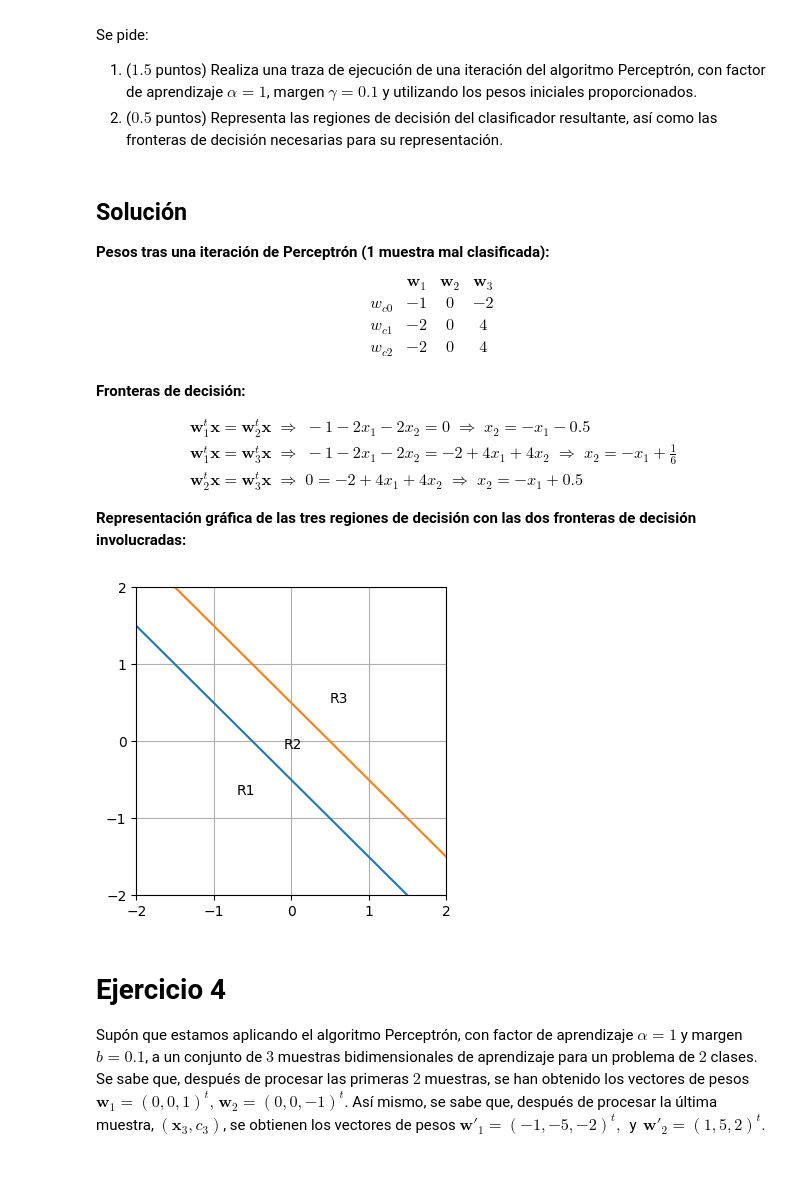
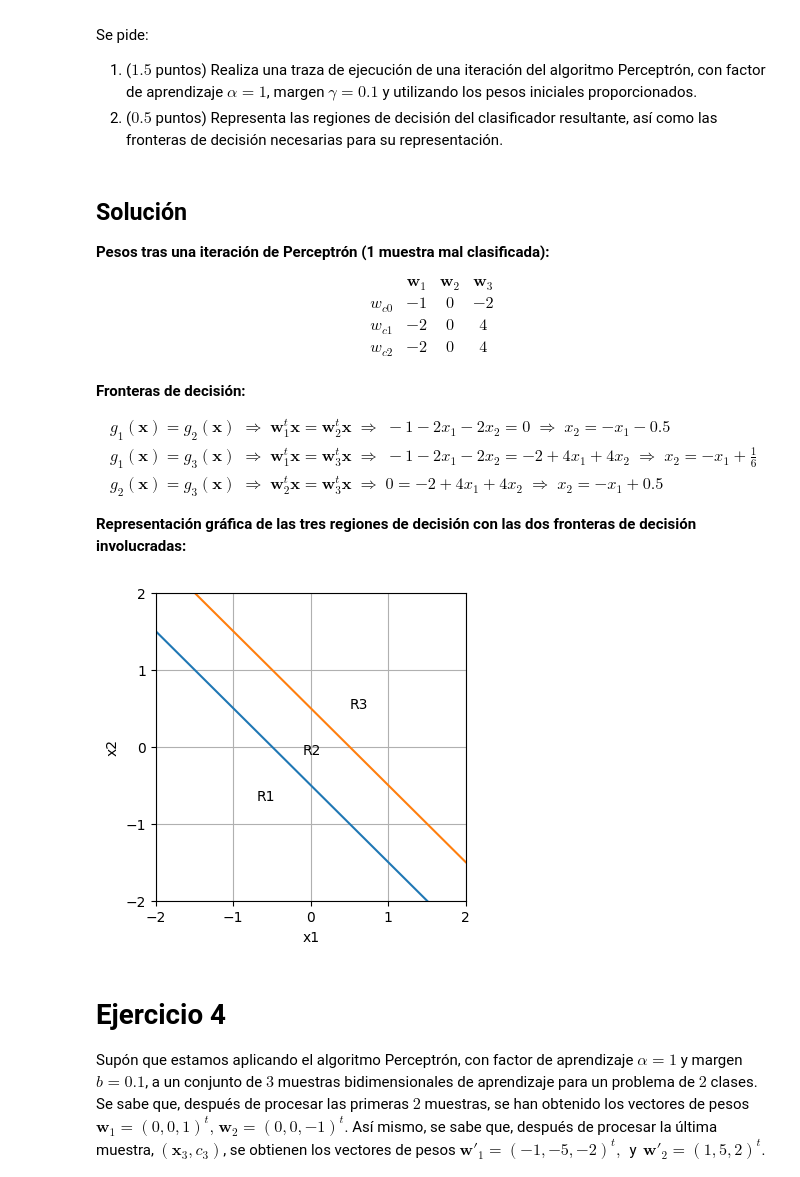
Before and after one commit to jsilvestreUPV/SIN-EPSA, a Jupyter notebook: B2/Teo/T3: Aprendizaje Supervisado: regresión logística/T3.2b Ejercicios.ipynb, the cells around one changed output. Saved outputs shown, nothing was run; the diff lists cells and outputs as text; code cells hidden in the pictures.

```diff
--- a/B2/Teo/T3: Aprendizaje Supervisado: regresión logística/T3.2b Ejercicios.ipynb
+++ b/B2/Teo/T3: Aprendizaje Supervisado: regresión logística/T3.2b Ejercicios.ipynb
@@ -230,11 +230,11 @@ w_{c2} & -2 & 0 & 4\\
 **Fronteras de decisión:**
 
 $$\begin{align*}
-&\boldsymbol{w}_1^t\boldsymbol{x}=\boldsymbol{w}_2^t\boldsymbol{x}%
+&g_1(\boldsymbol{x}) = g_2(\boldsymbol{x}) \;\Rightarrow\; \boldsymbol{w}_1^t\boldsymbol{x}=\boldsymbol{w}_2^t\boldsymbol{x}%
 \;\Rightarrow\; -1-2x_1-2x_2=0 \;\Rightarrow\; x_2 = -x_1 -0.5\\
-&\boldsymbol{w}_1^t\boldsymbol{x}=\boldsymbol{w}_3^t\boldsymbol{x}%
+&g_1(\boldsymbol{x}) = g_3(\boldsymbol{x}) \;\Rightarrow\; \boldsymbol{w}_1^t\boldsymbol{x}=\boldsymbol{w}_3^t\boldsymbol{x}%
 \;\Rightarrow\; -1-2x_1-2x_2=-2+4x_1+4x_2 \;\Rightarrow\; x_2 = -x_1 + \frac{1}{6}\\
-&\boldsymbol{w}_2^t\boldsymbol{x}=\boldsymbol{w}_3^t\boldsymbol{x}%
+&g_2(\boldsymbol{x}) = g_3(\boldsymbol{x}) \;\Rightarrow\; \boldsymbol{w}_2^t\boldsymbol{x}=\boldsymbol{w}_3^t\boldsymbol{x}%
 \;\Rightarrow\; 0=-2+4x_1+4x_2 \;\Rightarrow\; x_2 = -x_1 + 0.5
 \end{align*}$$
 
@@ -242,12 +242,12 @@ $$\begin{align*}
 # %%
 import numpy as np; import matplotlib.pyplot as plt
 fig = plt.figure(figsize=(4, 4)); plt.xlim([-2, 2]); plt.ylim([-2, 2])
-ticks = np.arange(-2, 2.1); plt.xticks(ticks); plt.yticks(ticks); plt.grid()
+ticks = np.arange(-2, 2.1); plt.xticks(ticks); plt.yticks(ticks); plt.grid(); plt.xlabel("x1"); plt.ylabel("x2");
 plt.plot((-2, 2), (1.5, -2.5)); # frontera R1 - R2
 plt.plot((-2, 2), (2.5, -1.5)); # frontera R2 - R3
 plt.text(-.7, -.7, 'R1'); plt.text(-.1, -.1, 'R2'); plt.text(.5, .5, 'R3');
 # %% [output]
-[figure, old version]
+[figure, new version]
 # %% [markdown]
 # Ejercicio 4
 
```
